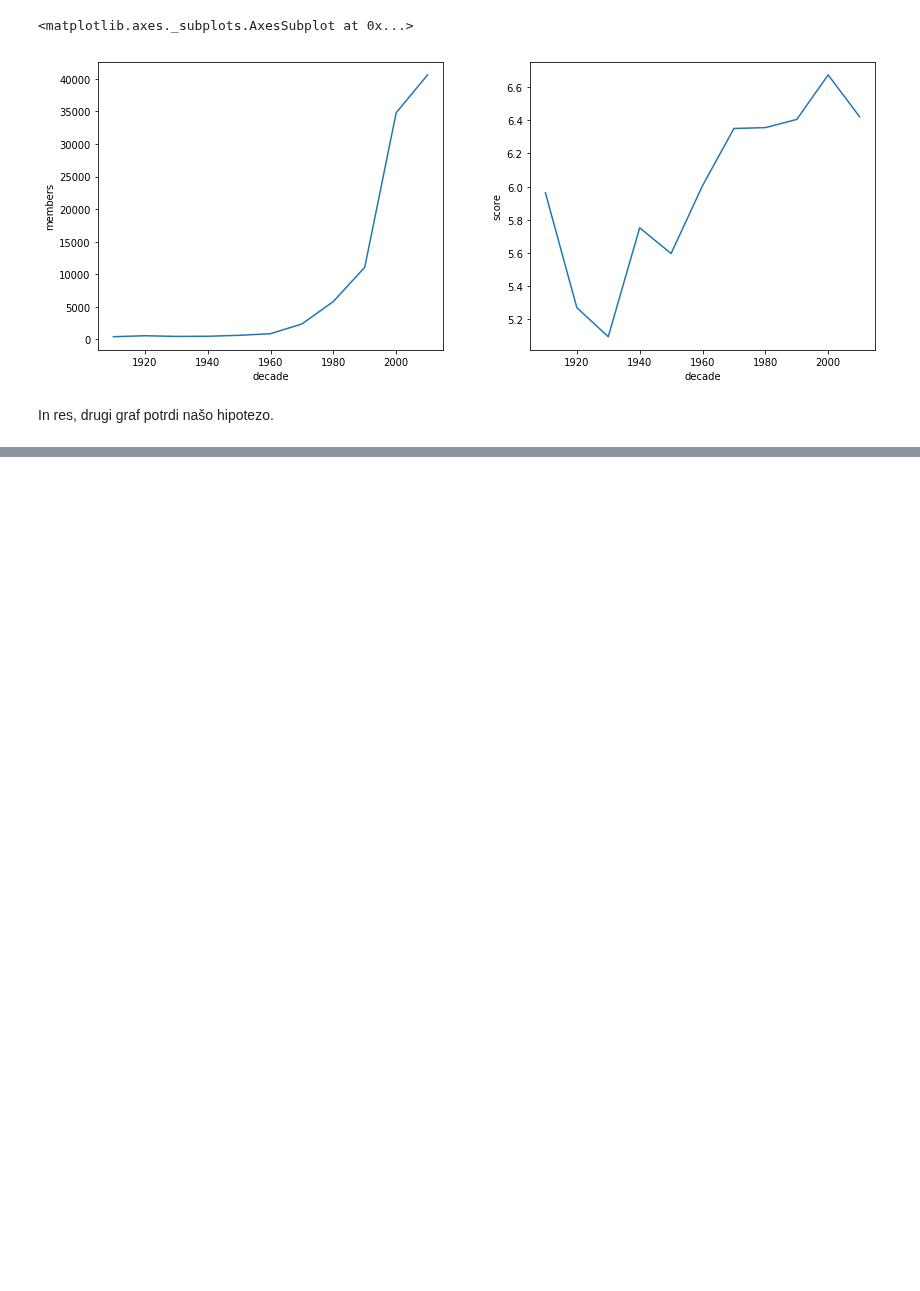
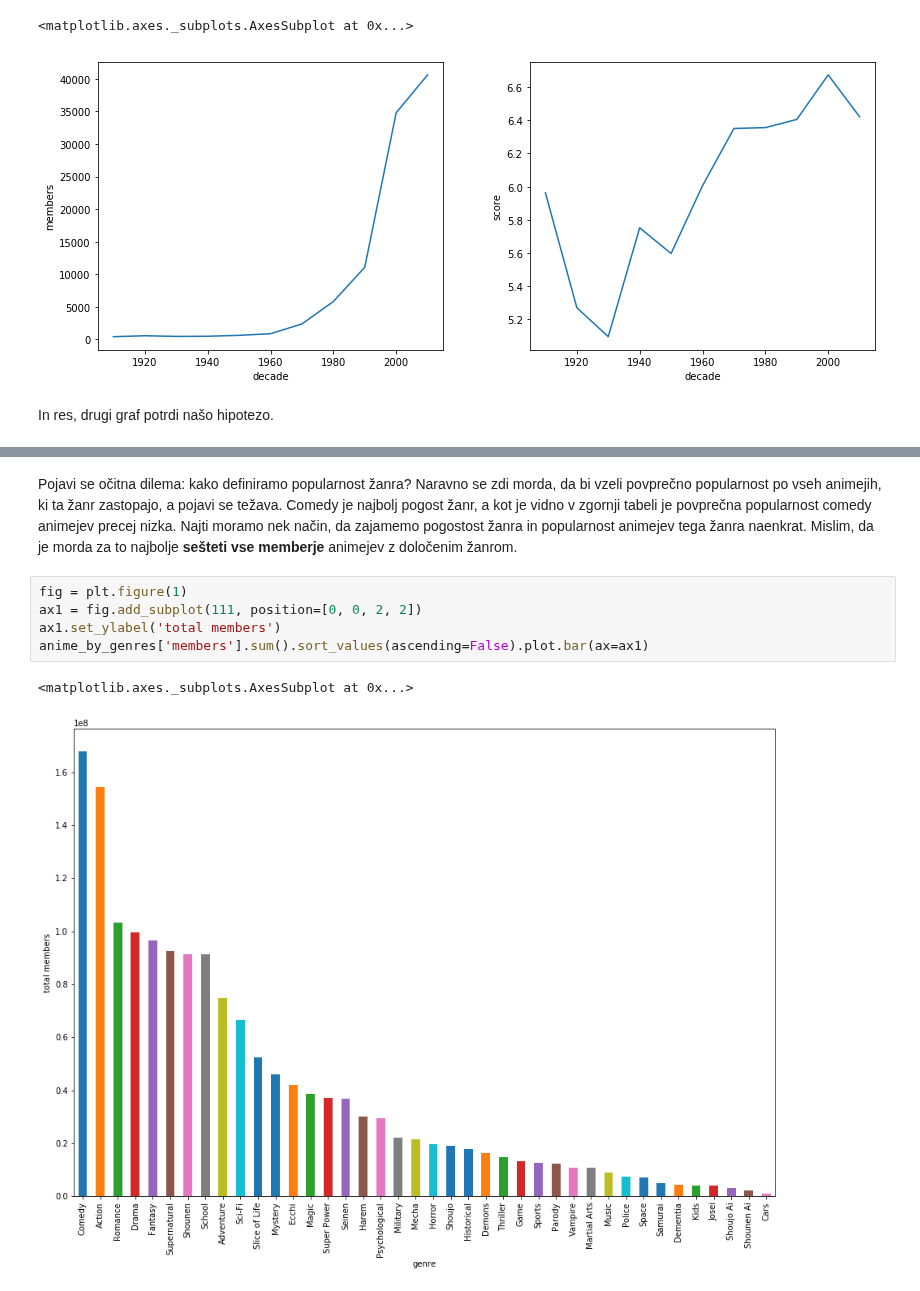
Before and after one commit to DanielVitas/projektna-naloga-programiranje-1, a Jupyter notebook: animenotebook.ipynb, the cells around one changed output, grey strips where cells are left out. Saved outputs shown, nothing was run; the diff lists cells and outputs as text; blank space fills up the shorter version.

```diff
--- a/animenotebook.ipynb
+++ b/animenotebook.ipynb
@@ -261,0 +287,10 @@ anime.members.mean()
+# %% [markdown]
+Pojavi se očitna dilema: kako definiramo popularnost žanra? Naravno se zdi morda, da bi vzeli povprečno popularnost po vseh animejih, ki ta žanr zastopajo, a pojavi se težava. Comedy je najbolj pogost žanr, a kot je vidno v zgornji tabeli je povprečna popularnost comedy animejev precej nizka. Najti moramo nek način, da zajamemo pogostost žanra in popularnost animejev tega žanra naenkrat. Mislim, da je morda za to najbolje __sešteti vse memberje__ animejev z določenim žanrom.
+# %%
+fig = plt.figure(1)
+ax1 = fig.add_subplot(111, position=[0, 0, 2, 2])
+ax1.set_ylabel('total members')
+anime_by_genres['members'].sum().sort_values(ascending=False).plot.bar(ax=ax1)
+# %% [output]
+<matplotlib.axes._subplots.AxesSubplot at 0x...>
+[figure, added]
```
Also changed, not shown: parts of 50 cells of this notebook, 1 other file.
